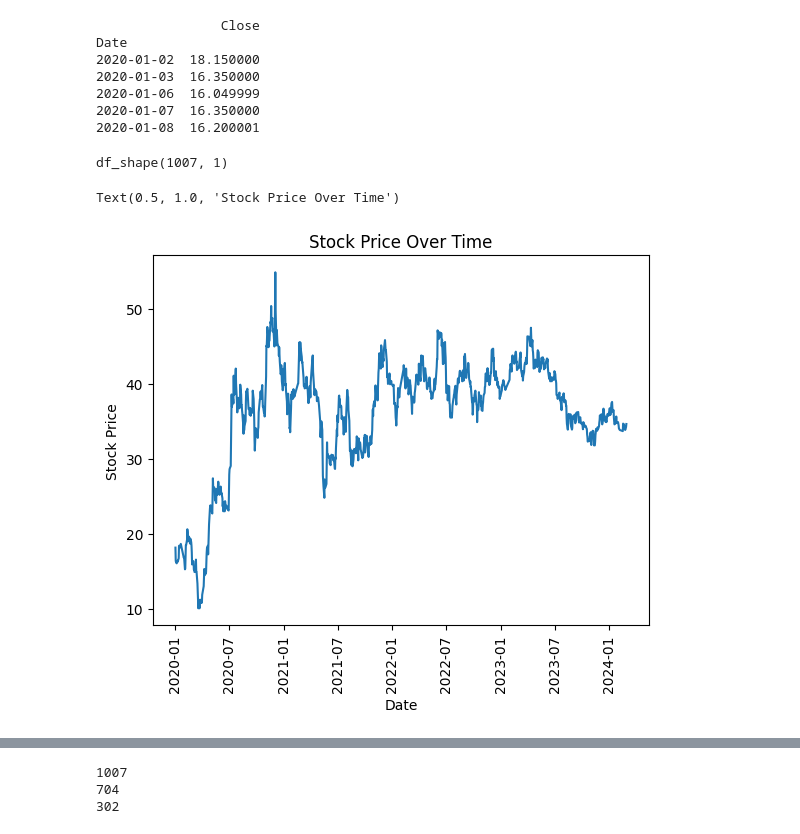
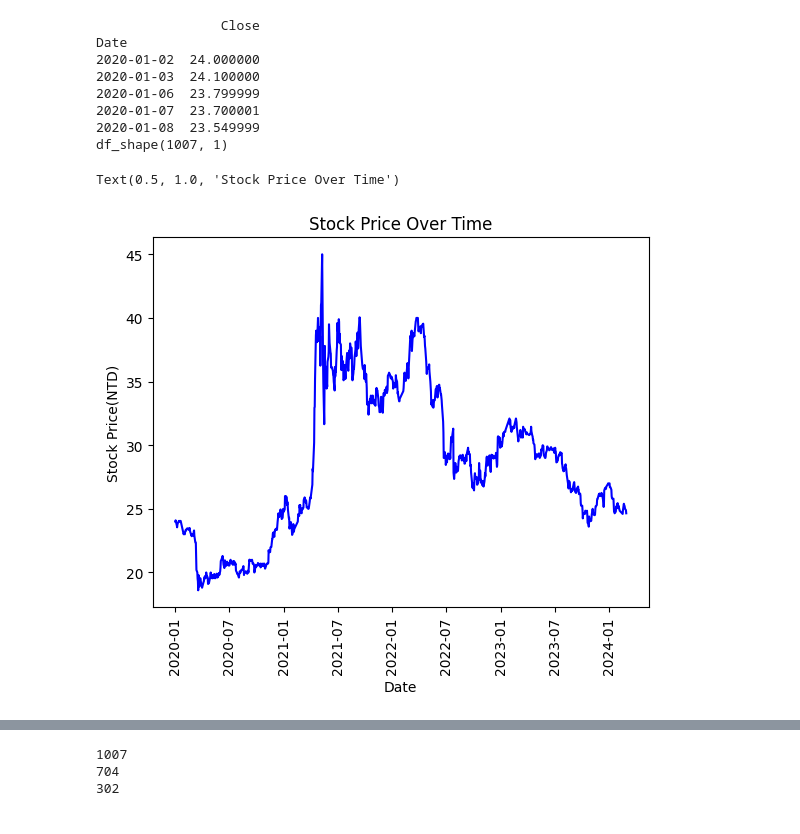
Before and after one commit to This-is-Becky/LSTM-stock-prediction, a Jupyter notebook: 1_inputs_LSTM_中鋼_30_mar.ipynb, the cells around one changed output, grey strips where cells are left out. Saved outputs shown, nothing was run; the diff lists cells and outputs as text; code cells hidden in the pictures.

```diff
--- a/1_inputs_LSTM_中鋼_30_mar.ipynb
+++ b/1_inputs_LSTM_中鋼_30_mar.ipynb
@@ -32,13 +39,11 @@ import datetime as dt
 # %%
-##in US stock name the stock directly
-# company = 'TSM'
+#The specifies stock symbol for a Taiwanese company.
+company = '2002.TW'
 
-##for tw stock
-company = '5309.TWO'
-
-###test data##
 data_start= dt.datetime(2020,1,1)
 data_end = dt.datetime(2024,2,29)
+
+#Download the data from yahoo finance
 data = yf.download(company, data_start, data_end)
 print(data.head(5))
 print(data.tail(5))
@@ -77,24 +66,24 @@ from tensorflow.keras.layers import Dense, Dropout, LSTM
 # %%
-##determine the columns of data##
+##Determine the columns(the input/parameter you want for prediction) of the data##
 df=data[['Close']]
 print(df.head())
+print(f'df_shape{df.shape}')
 # %% [output]
                 Close
 Date
-2020-01-02  18.150000
-2020-01-03  16.350000
-2020-01-06  16.049999
-2020-01-07  16.350000
-2020-01-08  16.200001
+2020-01-02  24.000000
+2020-01-03  24.100000
+2020-01-06  23.799999
+2020-01-07  23.700001
+2020-01-08  23.549999
+df_shape(1007, 1)
 # %%
-print(f'df_shape{df.shape}')
-
-plt.plot(df)
-tick_params(axis ='x', rotation = 90)
+#Print the plot for visualization
+plt.plot(df, color="blue")
+plt.tick_params(axis ='x', rotation = 90)
 plt.xlabel('Date')  # Add x-axis label
-plt.ylabel('Stock Price')  # Add y-axis label
+plt.ylabel('Stock Price(NTD)')  # Add y-axis label
 plt.title('Stock Price Over Time')  # Add plot title
 # %% [output]
-df_shape(1007, 1)
+Text(0.5, 1.0, 'Stock Price Over Time')
-Text(0.5, 1.0, 'Stock Price Over Time')
-[figure, old version]
+[figure, new version]
```
Also changed, not shown: parts of 16 cells of this notebook.
